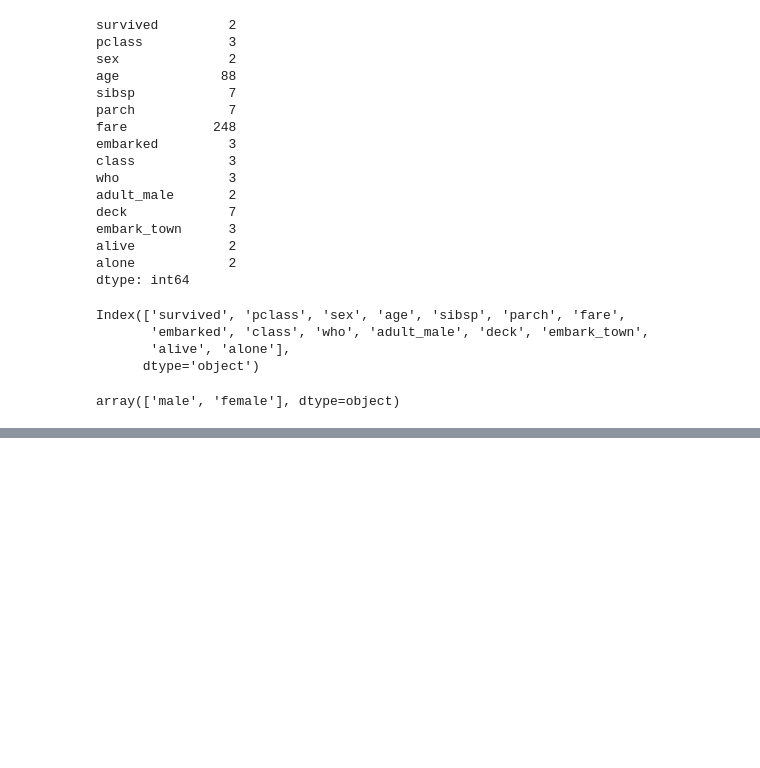
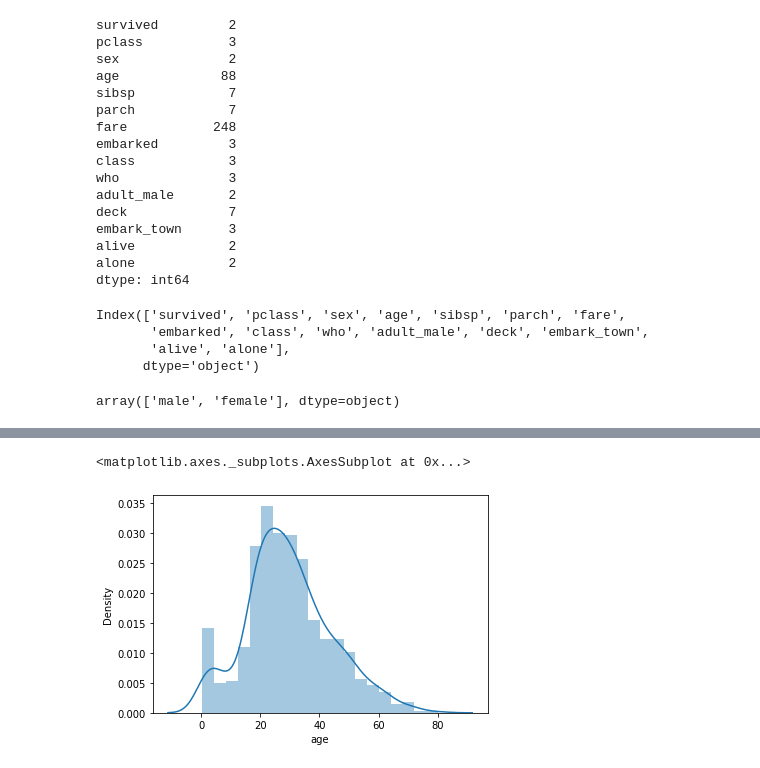
Before and after one commit to iqrarkhan123/datascience, a Jupyter notebook: EDA.ipynb, the cells around one changed output, grey strips where cells are left out. Cells and saved outputs as stored; diff of their text form; code cells hidden in the pictures; blank space fills up the shorter version.

```diff
--- a/EDA.ipynb
+++ b/EDA.ipynb
@@ -117,0 +208,6 @@ dtype: int64
+# %%
+# distance plot here you can easilty see the outlier
+sns.distplot(ks["age"])
+# %% [output]
+<matplotlib.axes._subplots.AxesSubplot at 0x...>
+[figure, added]
```
Also changed, not shown: parts of 12 cells of this notebook.
